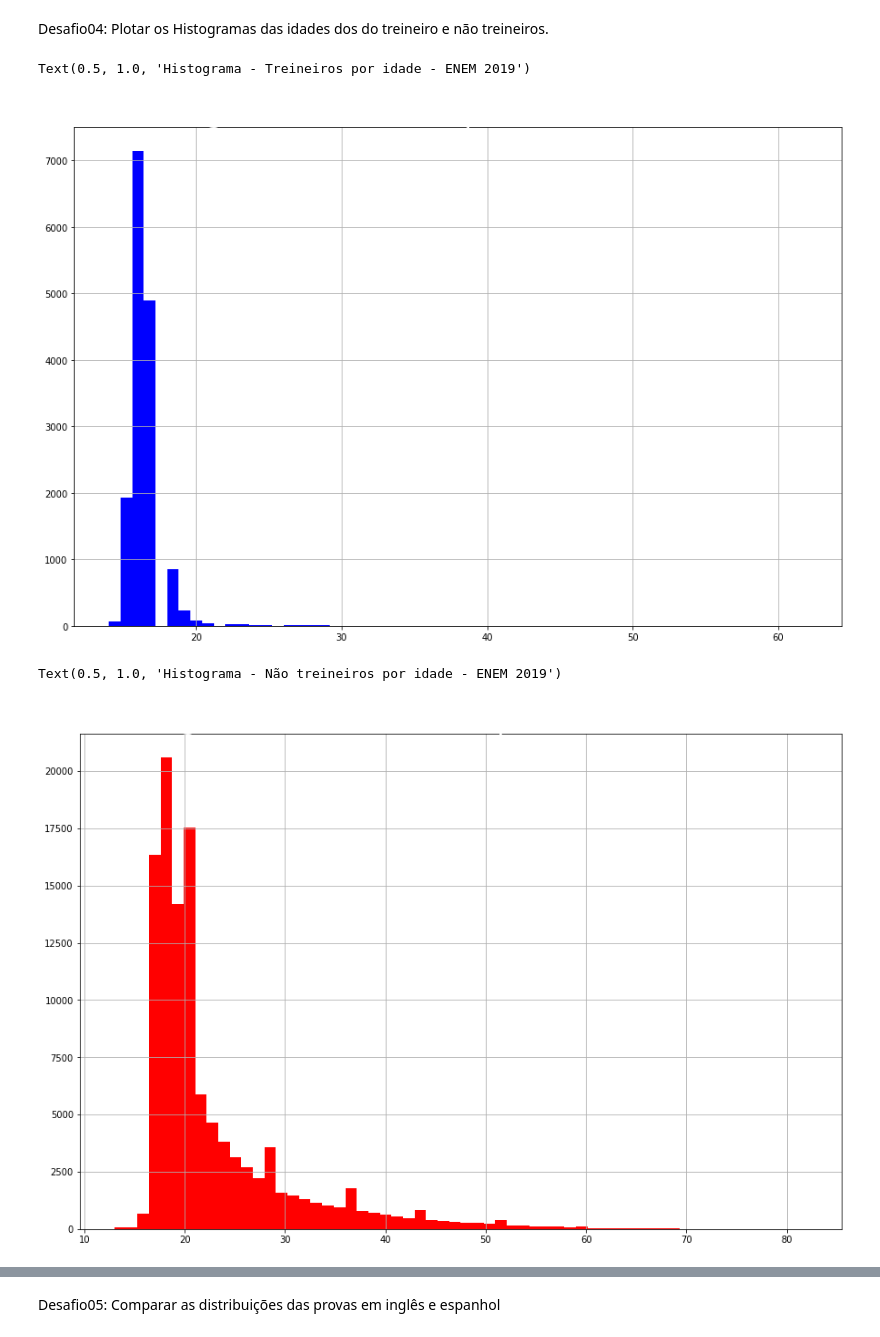
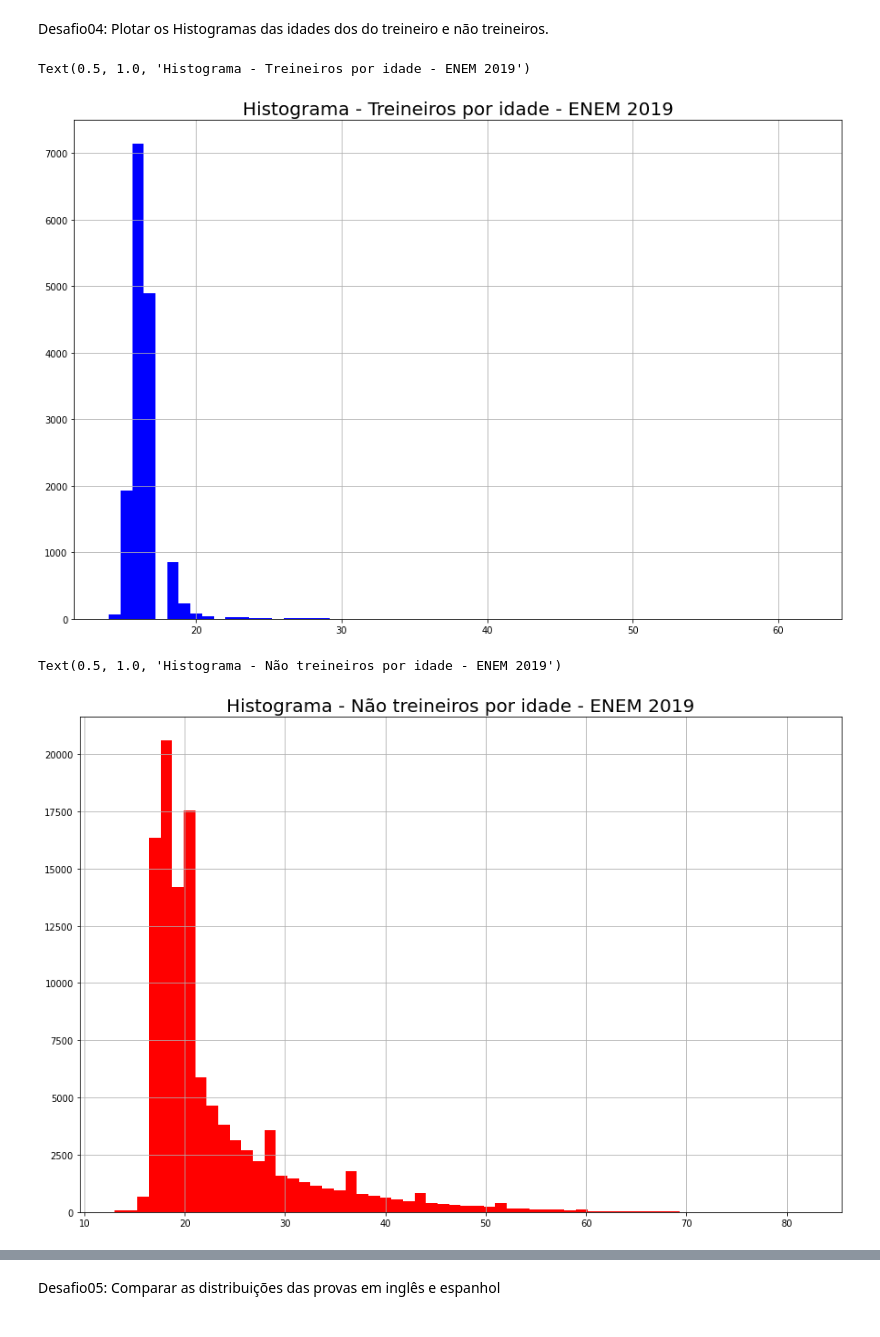
Before and after one commit to eduperottoni/educacao-brasil, a Jupyter notebook: aula_01.ipynb, the cells around one changed output, grey strips where cells are left out. Saved outputs shown, nothing was run; the diff lists cells and outputs as text; code cells hidden in the pictures.

```diff
--- a/aula_01.ipynb
+++ b/aula_01.ipynb
@@ -285,18 +282,18 @@ Desafio04: Plotar os Histogramas das idades dos do treineiro e não treineiros.
 #Filtrando as idades dos treineiros (como foi mostrado em aula)
 treineiros = dados.query("IN_TREINEIRO == 1")["NU_IDADE"]
 
-treineiros.hist(grid=True, bins = 60, figsize = (15,10), color='blue', xlabelsize=10, ylabelsize=10).set_title("Histograma - Treineiros por idade - ENEM 2019", size=30, color='white')
+treineiros.hist(grid=True, bins = 60, figsize = (15,10), color='blue', xlabelsize=10, ylabelsize=10).set_title("Histograma - Treineiros por idade - ENEM 2019", size=20, color='black')
 # %% [output]
 Text(0.5, 1.0, 'Histograma - Treineiros por idade - ENEM 2019')
-[figure, old version]
+[figure, new version]
 # %%
 #Analogamente, usemos a mesma lógica para filtrar a idade de quem não é treineiro
 nao_treineiros = dados.query("IN_TREINEIRO == 0")["NU_IDADE"]
 
-nao_treineiros.hist(grid=True, bins = 60, figsize = (15,10), color='red', xlabelsize=10, ylabelsize=10).set_title("Histograma - Não treineiros por idade - ENEM 2019", size=30, color='white')
+nao_treineiros.hist(grid=True, bins = 60, figsize = (15,10), color='red', xlabelsize=10, ylabelsize=10).set_title("Histograma - Não treineiros por idade - ENEM 2019", size=20, color='black')
 # %% [output]
 Text(0.5, 1.0, 'Histograma - Não treineiros por idade - ENEM 2019')
-[figure, old version]
+[figure, new version]
 # %%
 #Juntando as duas representações gráficas
 import matplotlib.pyplot as plt
```
Also changed, not shown: parts of 15 cells of this notebook.
